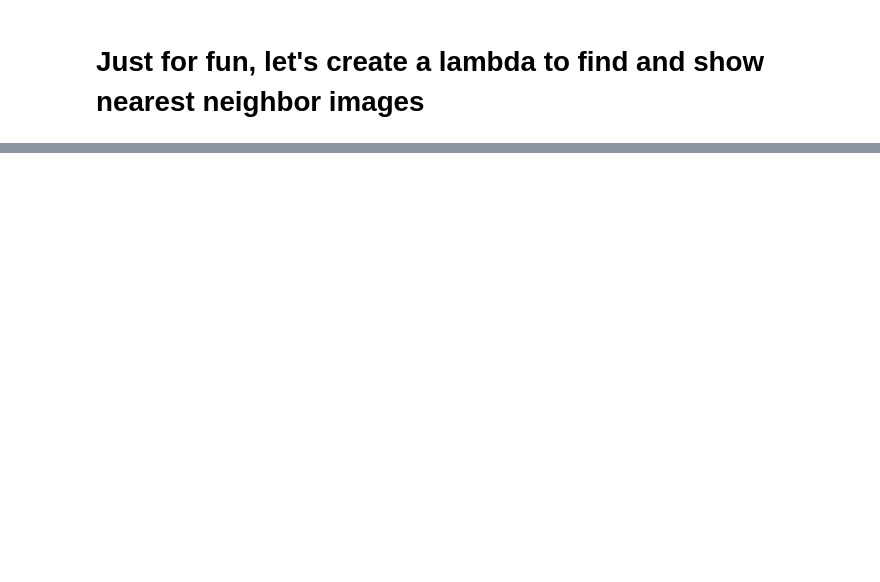
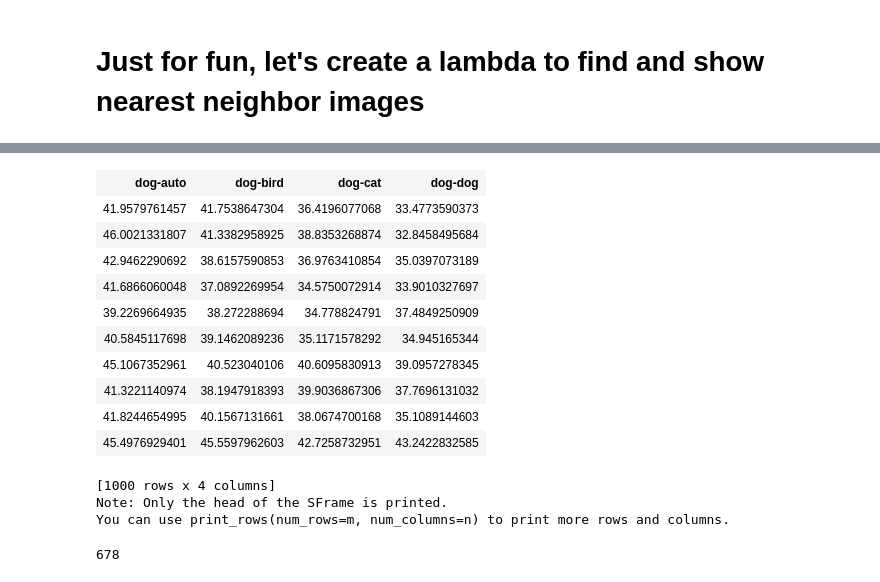
Before and after one commit to arafatm/edu_coursera_machine_learning_1_foundations, a Jupyter notebook: code/06.02.deep.features.image.retrieval.ipynb, the cells around one changed output, grey strips where cells are left out. Saved outputs shown, nothing was run; the diff lists cells and outputs as text; code cells hidden in the pictures; blank space fills up the shorter version.

```diff
--- a/code/06.02.deep.features.image.retrieval.ipynb
+++ b/code/06.02.deep.features.image.retrieval.ipynb
@@ -75,0 +179,4 @@ show_neighbors(26)
+# %%
+image_test = graphlab.SFrame('image_test_data/')
+cat = image_test[0:1]
+cat['image'].show()
@@ -75,0 +245,27 @@ show_neighbors(26)
+# %%
+#  Computing nearest neighbors accuracy using SFrame operations
+cat_test = image_test.filter_by('cat', 'label')
+dog_test = image_test.filter_by('dog', 'label')
+auto_test = image_test.filter_by('automobile', 'label')
+bird_test = image_test.filter_by('bird', 'label')
+# %%
+# Calculate nearest neigbors from dog to other types
+dog_cat = graphlab.nearest_neighbors.create(image_train.filter_by('cat', 'label'),
+                                             features = ['deep_features'],
+                                             label = 'id') \
+                   .query(dog_test, k=1)
+
+dog_dog  = graphlab.nearest_neighbors.create(image_train.filter_by('dog', 'label'),
+                                             features = ['deep_features'],
+                                             label = 'id') \
+                   .query(dog_test, k=1)
+
+dog_auto = graphlab.nearest_neighbors.create(image_train.filter_by('automobile', 'label'),
+                                             features = ['deep_features'],
+                                             label = 'id') \
+                   .query(dog_test, k=1)
+
+dog_bird = graphlab.nearest_neighbors.create(image_train.filter_by('bird', 'label'),
+                                             features = ['deep_features'],
+                                             label = 'id') \
+                   .query(dog_test, k=1)
@@ -75,0 +291,39 @@ show_neighbors(26)
+# %%
+# Collect above neighbors into a single sFrame
+
+dogframe = graphlab.SFrame({'dog-auto': dog_auto['distance'],
+                          'dog-bird': dog_bird['distance'],
+                          'dog-cat': dog_cat['distance'],
+                          'dog-dog': dog_dog['distance']})
+
+dogframe
+# %% [output]
+| dog-auto | dog-bird | dog-cat | dog-dog |
+| 41.9579761457 | 41.7538647304 | 36.4196077068 | 33.4773590373 |
+| 46.0021331807 | 41.3382958925 | 38.8353268874 | 32.8458495684 |
+| 42.9462290692 | 38.6157590853 | 36.9763410854 | 35.0397073189 |
+| 41.6866060048 | 37.0892269954 | 34.5750072914 | 33.9010327697 |
+| 39.2269664935 | 38.272288694 | 34.778824791 | 37.4849250909 |
+| 40.5845117698 | 39.1462089236 | 35.1171578292 | 34.945165344 |
+| 45.1067352961 | 40.523040106 | 40.6095830913 | 39.0957278345 |
+| 41.3221140974 | 38.1947918393 | 39.9036867306 | 37.7696131032 |
+| 41.8244654995 | 40.1567131661 | 38.0674700168 | 35.1089144603 |
+| 45.4976929401 | 45.5597962603 | 42.7258732951 | 43.2422832585 |
+[1000 rows x 4 columns]
+Note: Only the head of the SFrame is printed.
+You can use print_rows(num_rows=m, num_columns=n) to print more rows and columns.
+# %%
+# For each row above, is this dog closer to another dog or another type?
+
+def is_dog_correct(row):
+    if   row['dog-dog'] < row['dog-auto'] \
+    and  row['dog-dog'] < row['dog-bird'] \
+    and  row['dog-dog'] < row['dog-cat']:
+        return 1
+    else:
+        return 0
+
+# sum up how many dogs are closest to other dog
+dogframe.apply(lambda x: is_dog_correct(x)).sum()
+# %% [output]
+678
```
Also changed, not shown: parts of 14 cells of this notebook, 3 other files.
